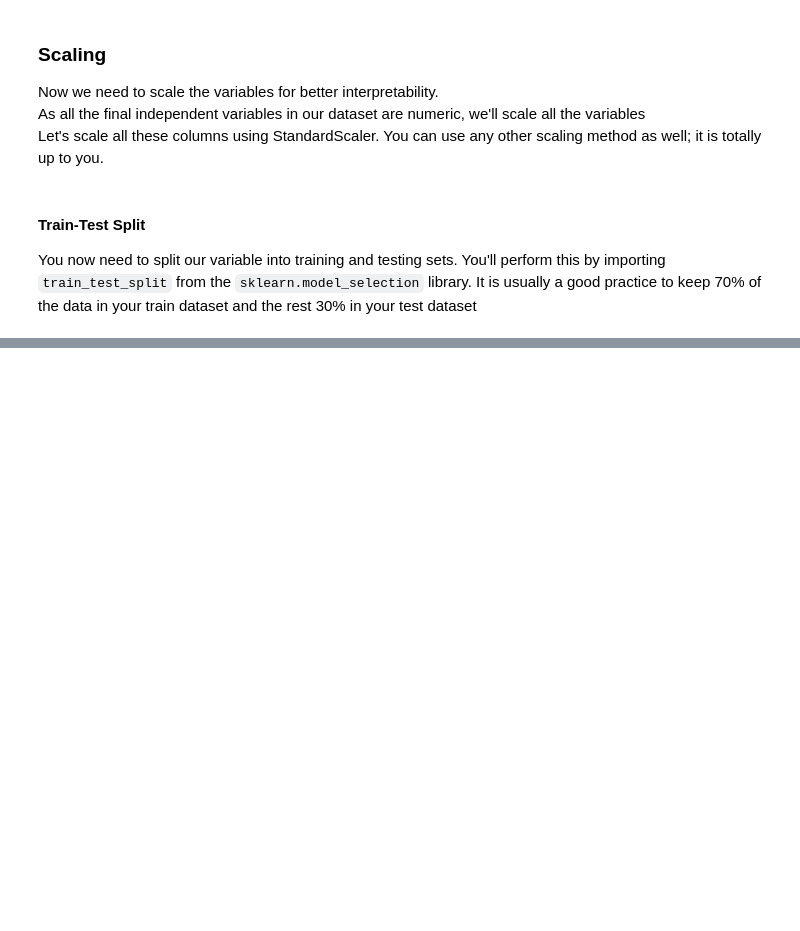
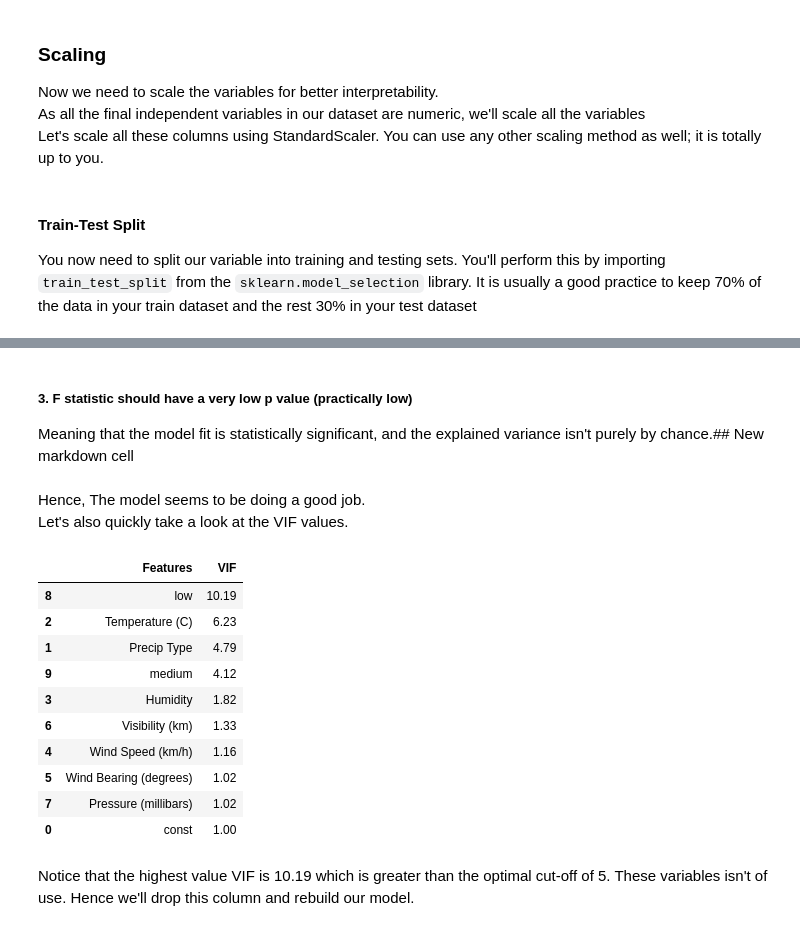
Before and after one commit to SrajanKumarShukla/Apparent-Temperature-Prediction, a Jupyter notebook: Apparent-Temperature-Prediction.ipynb, the cells around one changed output, grey strips where cells are left out. Saved outputs shown, nothing was run; the diff lists cells and outputs as text; code cells hidden in the pictures; blank space fills up the shorter version.

```diff
--- a/Apparent-Temperature-Prediction.ipynb
+++ b/Apparent-Temperature-Prediction.ipynb
@@ -418,0 +591,32 @@ X_train, X_test, y_train, y_test = train_test_split(X, y, train_size = 0.7, test
+# %% [markdown]
+##### 3. F statistic should have a very low p value (practically low)
+Meaning that the model fit is statistically significant, and the explained variance isn't purely by chance.## New markdown cell
+# %% [markdown]
+Hence, The model seems to be doing a good job.
+<br>
+Let's also quickly take a look at the VIF values.
+# %%
+# Check for the VIF values of the feature variables.
+from statsmodels.stats.outliers_influence import variance_inflation_factor
+
+# Create a dataframe that will contain the names of all the feature variables and their respective VIFs
+vif = pd.DataFrame()
+vif['Features'] = X_train_rfe1.columns
+vif['VIF'] = [variance_inflation_factor(X_train_rfe1.values, i) for i in range(X_train_rfe1.shape[1])]
+vif['VIF'] = round(vif['VIF'], 2)
+vif = vif.sort_values(by = "VIF", ascending = False)
+vif
+# %% [output]
+|  | Features | VIF |
+| 8 | low | 10.19 |
+| 2 | Temperature (C) | 6.23 |
+| 1 | Precip Type | 4.79 |
+| 9 | medium | 4.12 |
+| 3 | Humidity | 1.82 |
+| 6 | Visibility (km) | 1.33 |
+| 4 | Wind Speed (km/h) | 1.16 |
+| 5 | Wind Bearing (degrees) | 1.02 |
+| 7 | Pressure (millibars) | 1.02 |
+| 0 | const | 1.00 |
+# %% [markdown]
+Notice that the highest value VIF is 10.19 which is greater than the optimal cut-off of 5. These variables isn't of use. Hence we'll drop this column and rebuild our model.
```
Also changed, not shown: parts of 38 cells of this notebook.
